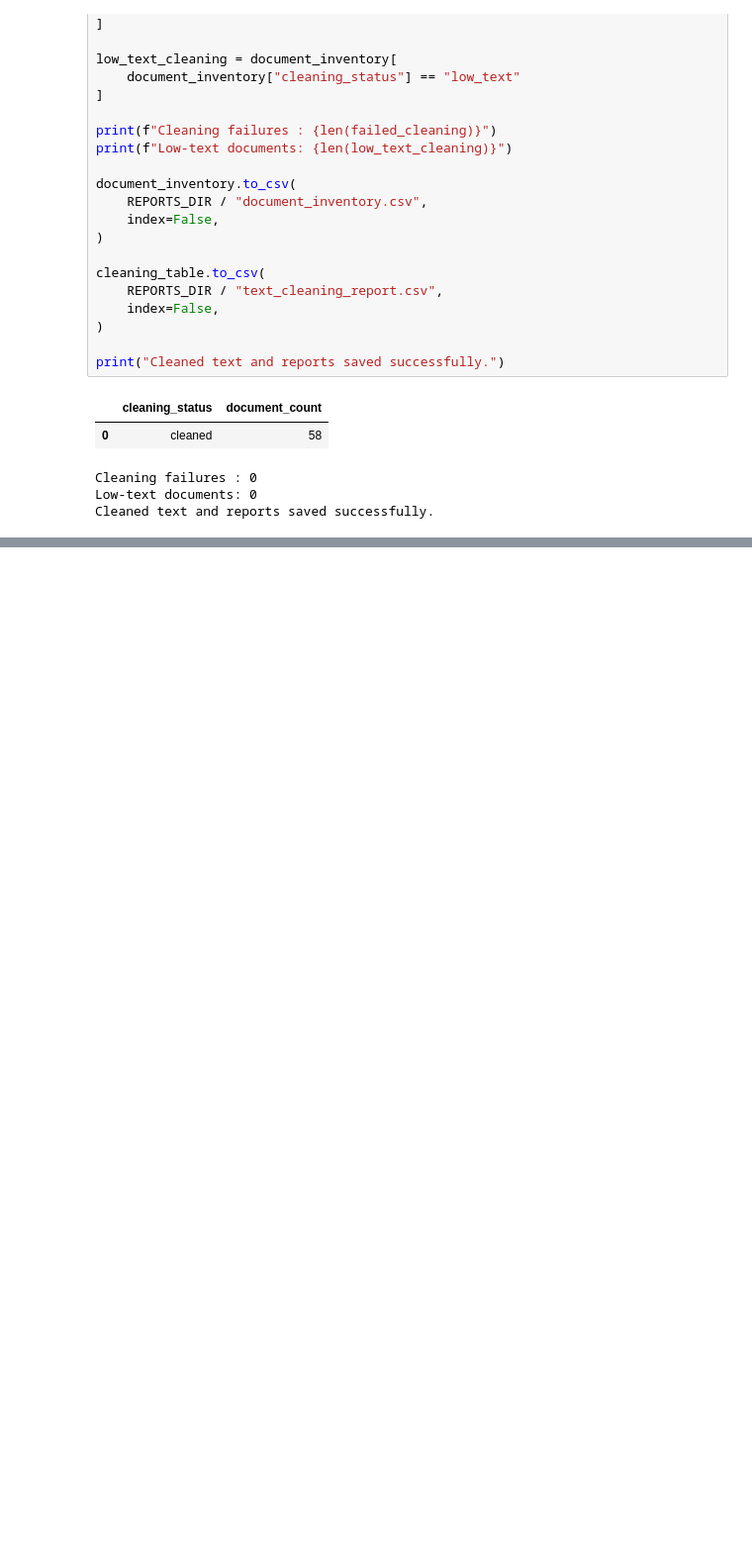
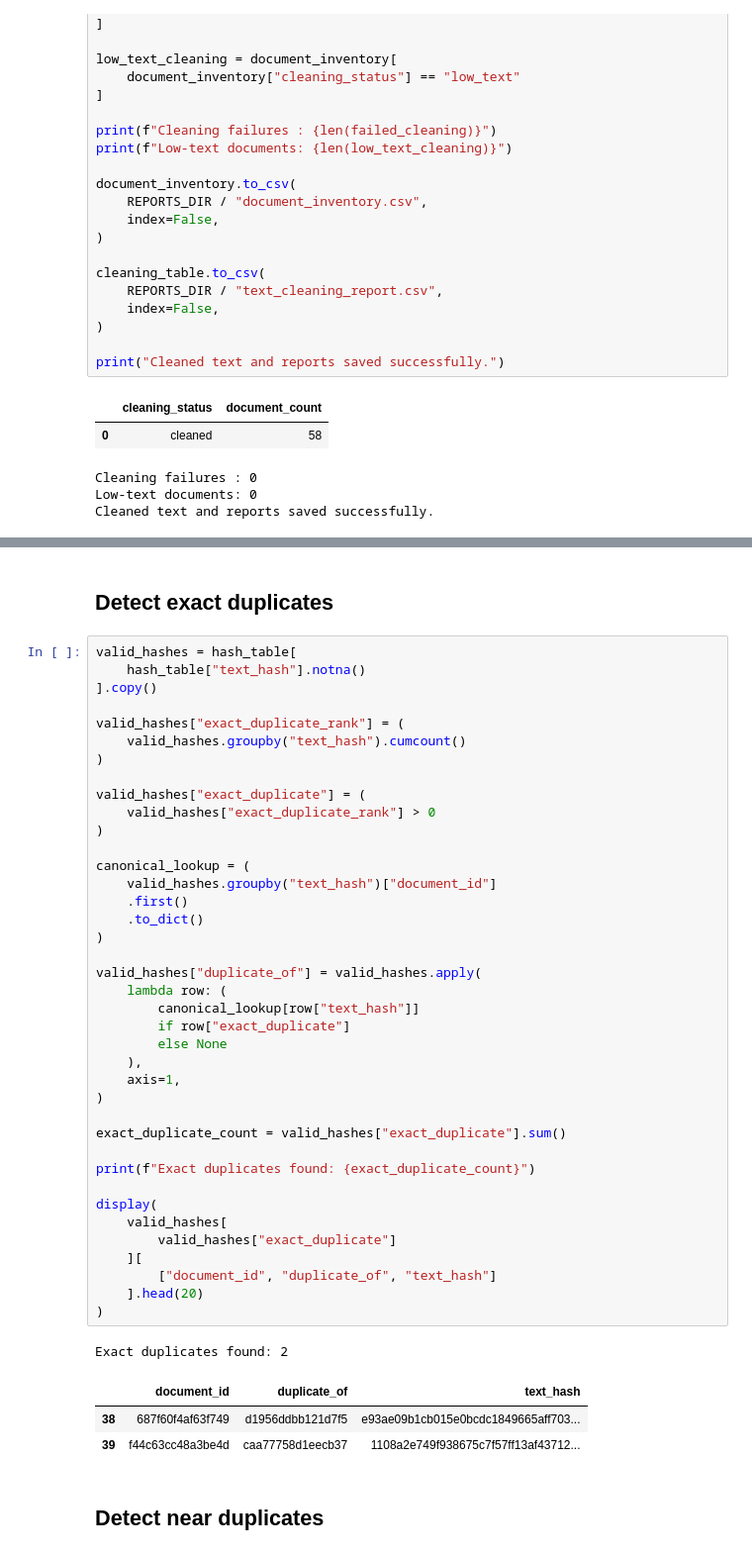
Before and after one commit to sharathnallaganti/Projects, a Jupyter notebook: project-schema-and-plan.ipynb, the cells around one changed output, grey strips where cells are left out. Shown at 99% size. Drawn from its saved outputs; the diff is of its cells as text; blank space fills up the shorter version.

```diff
--- a/project-schema-and-plan.ipynb
+++ b/project-schema-and-plan.ipynb
@@ -1502,0 +1569,48 @@ Cleaned text and reports saved successfully.
+# %% [markdown]
+## Detect exact duplicates
+# %%
+valid_hashes = hash_table[
+    hash_table["text_hash"].notna()
+].copy()
+
+valid_hashes["exact_duplicate_rank"] = (
+    valid_hashes.groupby("text_hash").cumcount()
+)
+
+valid_hashes["exact_duplicate"] = (
+    valid_hashes["exact_duplicate_rank"] > 0
+)
+
+canonical_lookup = (
+    valid_hashes.groupby("text_hash")["document_id"]
+    .first()
+    .to_dict()
+)
+
+valid_hashes["duplicate_of"] = valid_hashes.apply(
+    lambda row: (
+        canonical_lookup[row["text_hash"]]
+        if row["exact_duplicate"]
+        else None
+    ),
+    axis=1,
+)
+
+exact_duplicate_count = valid_hashes["exact_duplicate"].sum()
+
+print(f"Exact duplicates found: {exact_duplicate_count}")
+
+display(
+    valid_hashes[
+        valid_hashes["exact_duplicate"]
+    ][
+        ["document_id", "duplicate_of", "text_hash"]
+    ].head(20)
+)
+# %% [output]
+Exact duplicates found: 2
+|  | document_id | duplicate_of | text_hash |
+| 38 | 687f60f4af63f749 | d1956ddbb121d7f5 | e93ae09b1cb015e0bcdc1849665aff703... |
+| 39 | f44c63cc48a3be4d | caa77758d1eecb37 | 1108a2e749f938675c7f57ff13af43712... |
+# %% [markdown]
+## Detect near duplicates
```
Also changed, not shown: parts of 16 cells of this notebook.
